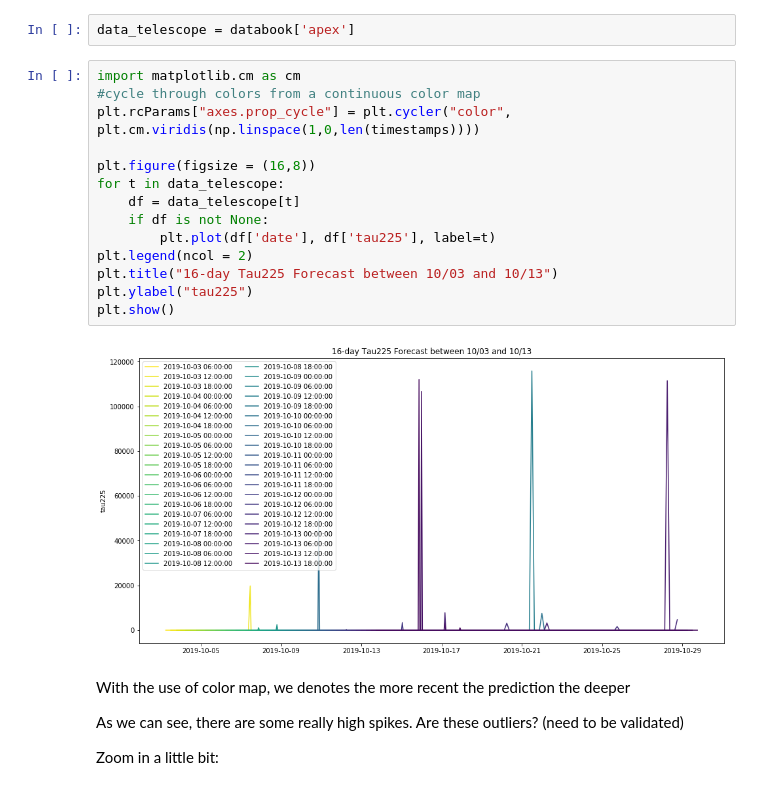
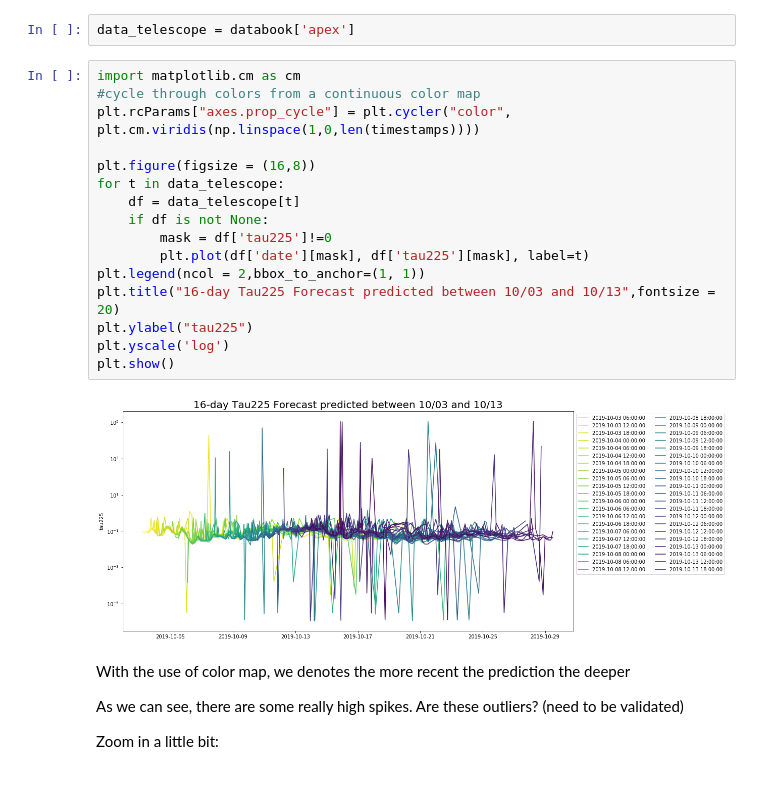
Before and after one commit to Ziyi415/AC297r_2019_BlackHole, a Jupyter notebook: notebooks/EDA.ipynb, the cells around one changed output. Saved outputs shown, nothing was run; the diff lists cells and outputs as text.

```diff
--- a/notebooks/EDA.ipynb
+++ b/notebooks/EDA.ipynb
@@ -62,19 +62,21 @@ data_telescope = databook['apex']
 # %%
 import matplotlib.cm as cm
 #cycle through colors from a continuous color map
 plt.rcParams["axes.prop_cycle"] = plt.cycler("color", plt.cm.viridis(np.linspace(1,0,len(timestamps))))
 
 plt.figure(figsize = (16,8))
 for t in data_telescope:
     df = data_telescope[t]
     if df is not None:
-        plt.plot(df['date'], df['tau225'], label=t)
-plt.legend(ncol = 2)
-plt.title("16-day Tau225 Forecast between 10/03 and 10/13")
+        mask = df['tau225']!=0
+        plt.plot(df['date'][mask], df['tau225'][mask], label=t)
+plt.legend(ncol = 2,bbox_to_anchor=(1, 1))
+plt.title("16-day Tau225 Forecast predicted between 10/03 and 10/13",fontsize = 20)
 plt.ylabel("tau225")
+plt.yscale('log')
 plt.show()
 # %% [output]
-[figure, old version]
+[figure, new version]
 # %% [markdown]
 With the use of color map, we denotes the more recent the prediction the deeper
 
```
Also changed, not shown: parts of 17 cells of this notebook.
